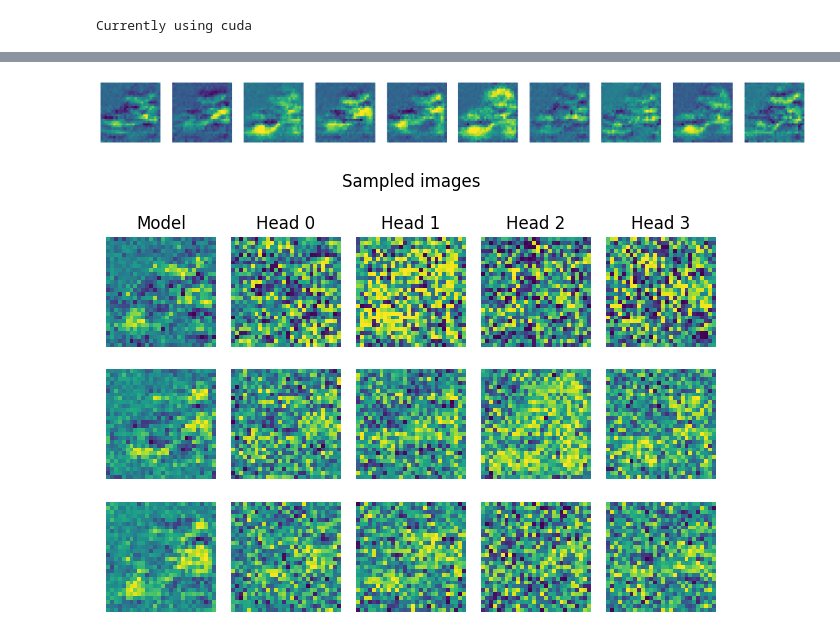
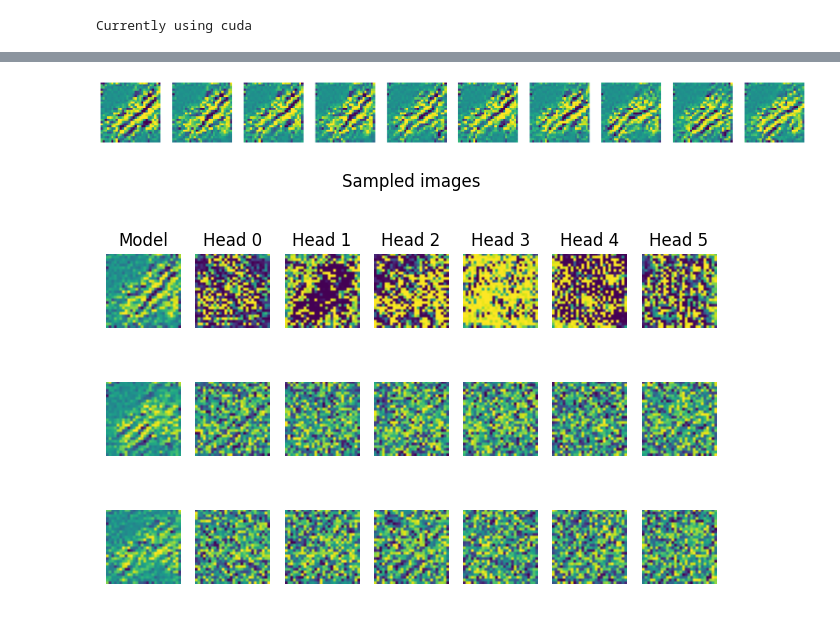
Before and after one commit to marco-cartago/EbmFcT, a Jupyter notebook: refactor_code/test_total_correlation.ipynb, the cells around one changed output, grey strips where cells are left out. Cells and saved outputs as stored; diff of their text form; code cells hidden in the pictures.

```diff
--- a/refactor_code/test_total_correlation.ipynb
+++ b/refactor_code/test_total_correlation.ipynb
@@ -25,9 +27,9 @@ label: 5
 # %%
-from src.model import EnergyHead, EBM
+from src.model import EnergyHead, EBM, SmallEBM
 
-n_heads = 4
+n_heads = 6
 
-model = EBM(in_dim=28*28, mid_dim=150, n_heads=n_heads, batch_size=32)
+model = SmallEBM(in_dim=(1,32,32), mid_dim=150, n_heads=n_heads, batch_size=32)
 
 model.to(DEVICE)
 # %% [output]
@@ -53,7 +49,7 @@ EBM(
 from src.sampler import ReplaySampler
 from src.information import TotalCorrelationEstimator
 
-sampler = ReplaySampler(model, img_shape=(1, 28, 28), buffer_size=200, noise_fraction=0.05, device=DEVICE)
+sampler = ReplaySampler(model, img_shape=(1, 32, 32), buffer_size=600, noise_fraction=0.05, device=DEVICE)
 total_correlation_estimator = TotalCorrelationEstimator(n_heads, hidden_dim=64)
 total_correlation_estimator.to(DEVICE)
 # %%
@@ -120,10 +109,10 @@ samples = sampler.generate(10, steps=200, step_size=10, noise_std=0.005)
 # %%
 show_grid(samples, 10)
 # %% [output]
-[figure, old version]
+[figure, new version]
 # %%
 from src.plot import visualize_heads
 
-fig = visualize_heads(model, sampler.buffer, DEVICE, k=3, cmap="viridis")
+fig = visualize_heads(model, sampler.buffer, (1,32,32), DEVICE, k=3, cmap="viridis")
 # %% [output]
-[figure, old version]
+[figure, new version]
```
Also changed, not shown: parts of 6 cells of this notebook, 1 other file.
